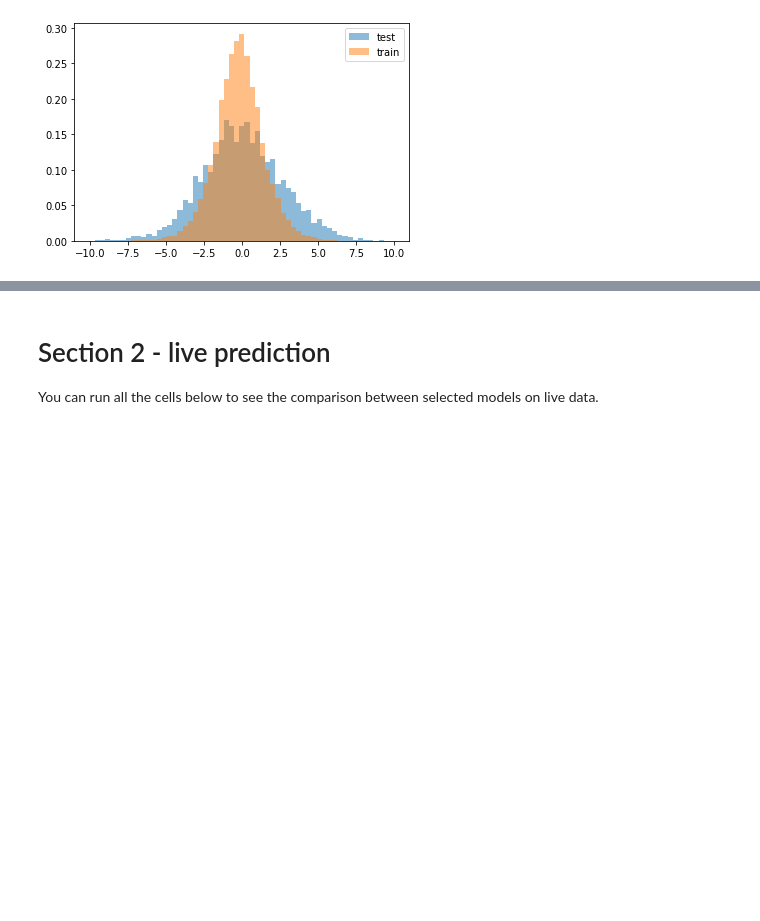
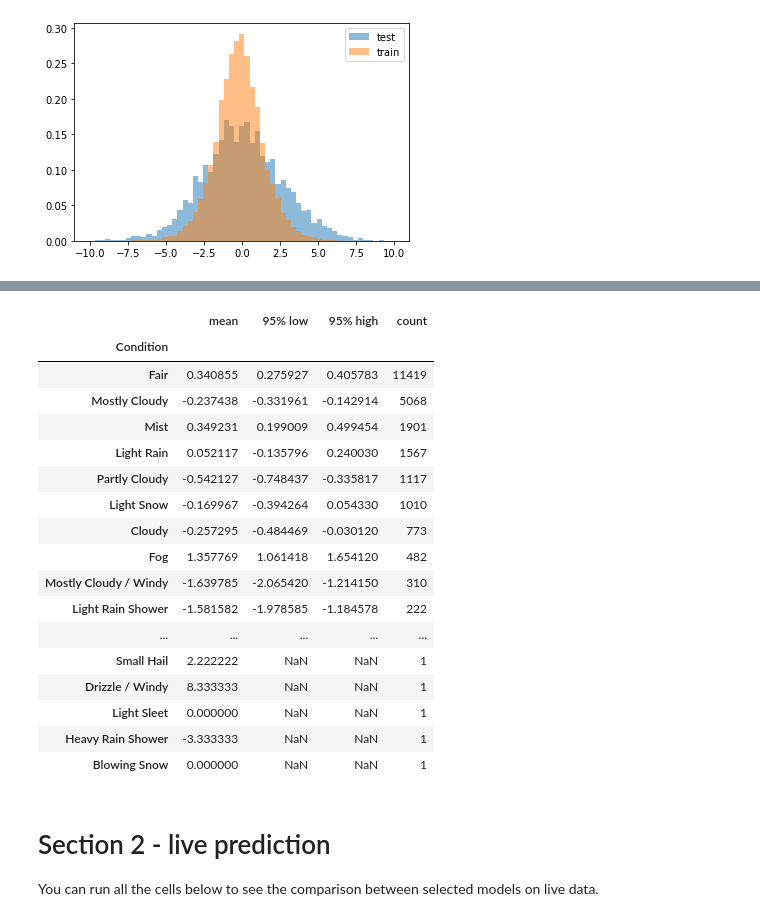
Before and after one commit to Manwi23/WILD, a Jupyter notebook: WILD_MLProjectReport.ipynb, the cells around one changed output, grey strips where cells are left out. Cells and saved outputs as stored; diff of their text form; code cells hidden in the pictures; blank space fills up the shorter version.

```diff
--- a/WILD_MLProjectReport.ipynb
+++ b/WILD_MLProjectReport.ipynb
@@ -127,3 +173,24 @@ Errors on test and train data- best model
+# %%
+cond
+# %% [output]
+|  | mean | 95% low | 95% high | count |
+| Condition |  |  |  |  |
+| Fair | 0.340855 | 0.275927 | 0.405783 | 11419 |
+| Mostly Cloudy | -0.237438 | -0.331961 | -0.142914 | 5068 |
+| Mist | 0.349231 | 0.199009 | 0.499454 | 1901 |
+| Light Rain | 0.052117 | -0.135796 | 0.240030 | 1567 |
+| Partly Cloudy | -0.542127 | -0.748437 | -0.335817 | 1117 |
+| Light Snow | -0.169967 | -0.394264 | 0.054330 | 1010 |
+| Cloudy | -0.257295 | -0.484469 | -0.030120 | 773 |
+| Fog | 1.357769 | 1.061418 | 1.654120 | 482 |
+| Mostly Cloudy / Windy | -1.639785 | -2.065420 | -1.214150 | 310 |
+| Light Rain Shower | -1.581582 | -1.978585 | -1.184578 | 222 |
+| ... | ... | ... | ... | ... |
+| Small Hail | 2.222222 | NaN | NaN | 1 |
+| Drizzle / Windy | 8.333333 | NaN | NaN | 1 |
+| Light Sleet | 0.000000 | NaN | NaN | 1 |
+| Heavy Rain Shower | -3.333333 | NaN | NaN | 1 |
+| Blowing Snow | 0.000000 | NaN | NaN | 1 |
 # %% [markdown]
 # Section 2 - live prediction
 
```
Also changed, not shown: parts of 6 cells of this notebook.
